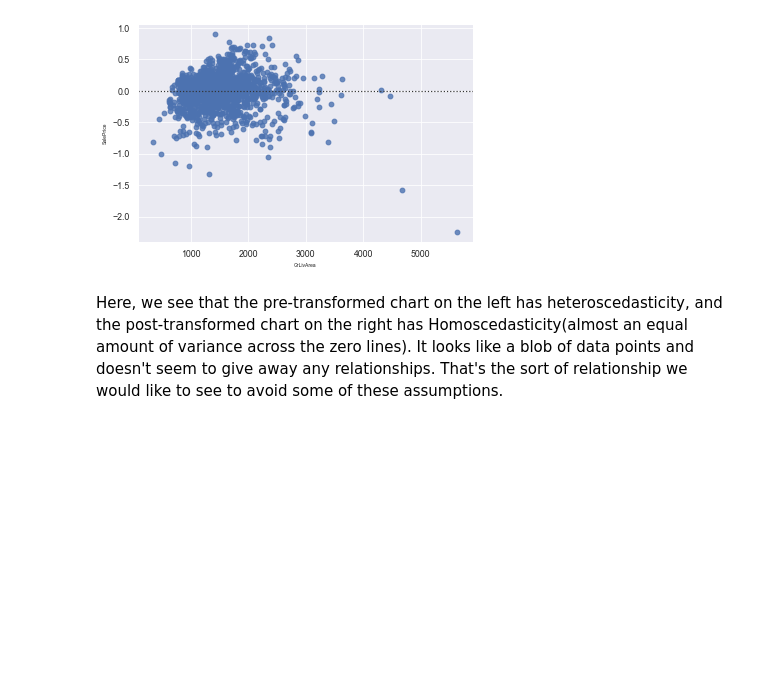
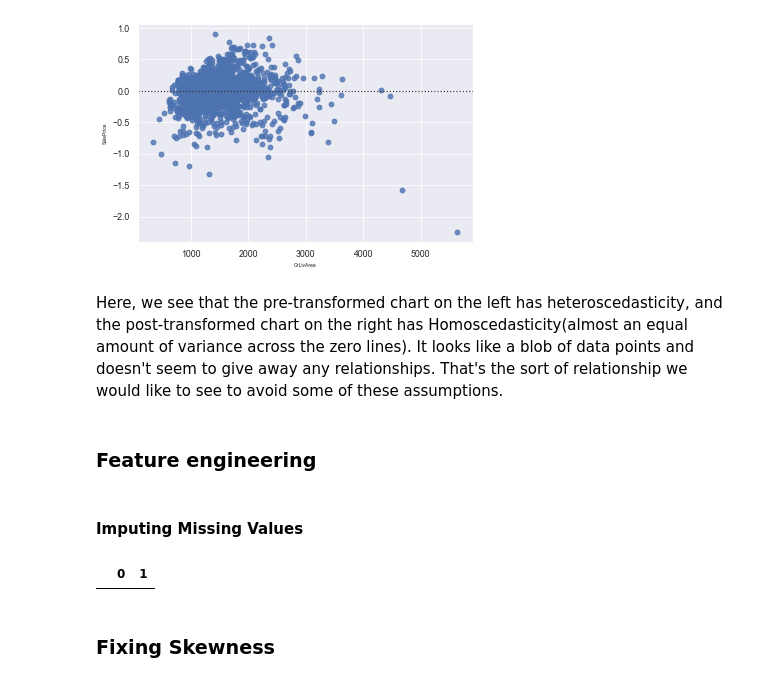
Before and after one commit to VikasNagare12/house-price-prediction, a Jupyter notebook: HousePricePrediction.ipynb, the cells around one changed output. Saved outputs shown, nothing was run; the diff lists cells and outputs as text; code cells hidden in the pictures; blank space fills up the shorter version.

```diff
--- a/HousePricePrediction.ipynb
+++ b/HousePricePrediction.ipynb
@@ -281,3 +283,7 @@ sns.residplot(x = train_df.GrLivArea, y = train_df.SalePrice);
 [figure]
 # %% [markdown]
 Here, we see that the pre-transformed chart on the left has heteroscedasticity, and the post-transformed chart on the right has Homoscedasticity(almost an equal amount of variance across the zero lines). It looks like a blob of data points and doesn't seem to give away any relationships. That's the sort of relationship we would like to see to avoid some of these assumptions.
+# %% [markdown]
+### Feature engineering
+# %% [markdown]
+#### Imputing Missing Values
@@ -283,0 +348,15 @@ Here, we see that the pre-transformed chart on the left has heteroscedasticity,
+# %%
+#missing values with count and percentage
+count=all_data_df.isnull().sum().sort_values(ascending=False)[
+    all_data_df.isnull().sum().sort_values(ascending=False)!=0]
+percent=round(all_data_df.isnull().sum().sort_values(ascending=False)
+               /len(all_data_df)*100,2)[round(all_data_df.isnull().sum().sort_values(ascending=False)
+               /len(all_data_df)*100,2)!=0]
+missing_value_df=pd.concat([count,percent],axis=1)
+
+#View missing df
+missing_value_df
+# %% [output]
+|  | 0 | 1 |
+# %% [markdown]
+### Fixing Skewness
```
Also changed, not shown: parts of 31 cells of this notebook.
